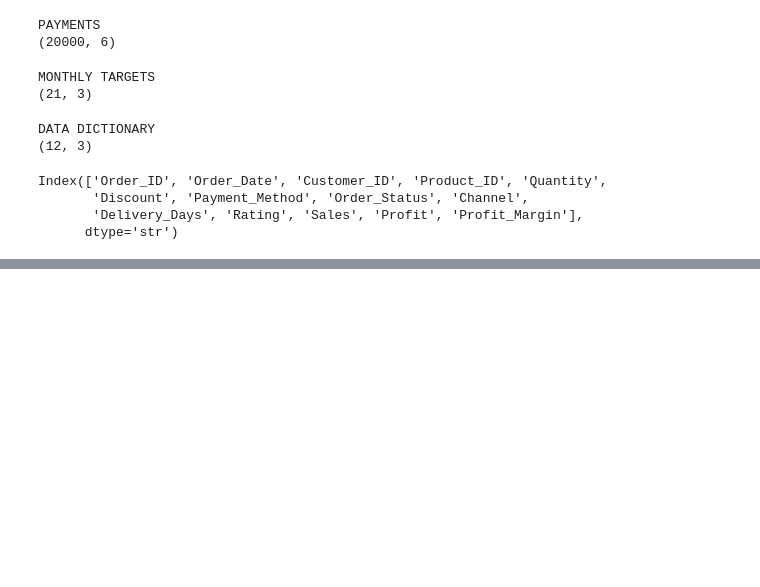
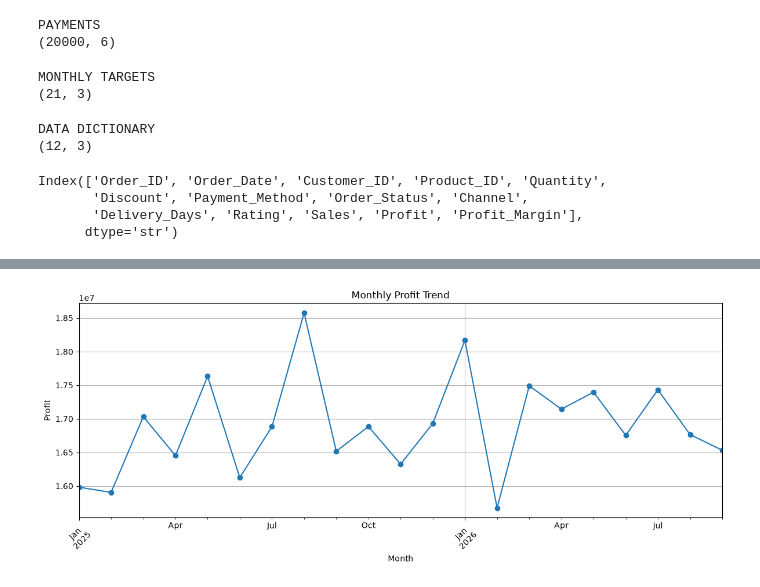
Before and after one commit to vedantd621-bot/BUS_INSIDE, a Jupyter notebook: NOTEBOOKS/lode_DATA.ipynb, the cells around one changed output, grey strips where cells are left out. Drawn from its saved outputs; the diff is of its cells as text; code cells hidden in the pictures; blank space fills up the shorter version.

```diff
--- a/NOTEBOOKS/lode_DATA.ipynb
+++ b/NOTEBOOKS/lode_DATA.ipynb
@@ -299,0 +834,17 @@ monthly_payment
+# %%
+monthly_profit = orders.groupby(
+    orders["Order_Date"].dt.to_period("M")
+)["Profit"].sum()
+
+plt.figure(figsize=(12, 5))
+monthly_profit.plot(kind="line", marker="o")
+
+plt.title("Monthly Profit Trend")
+plt.xlabel("Month")
+plt.ylabel("Profit")
+plt.xticks(rotation=45)
+plt.grid(True)
+plt.tight_layout()
+plt.show()
+# %% [output]
+[figure, added]
```
Also changed, not shown: parts of 54 cells of this notebook.
